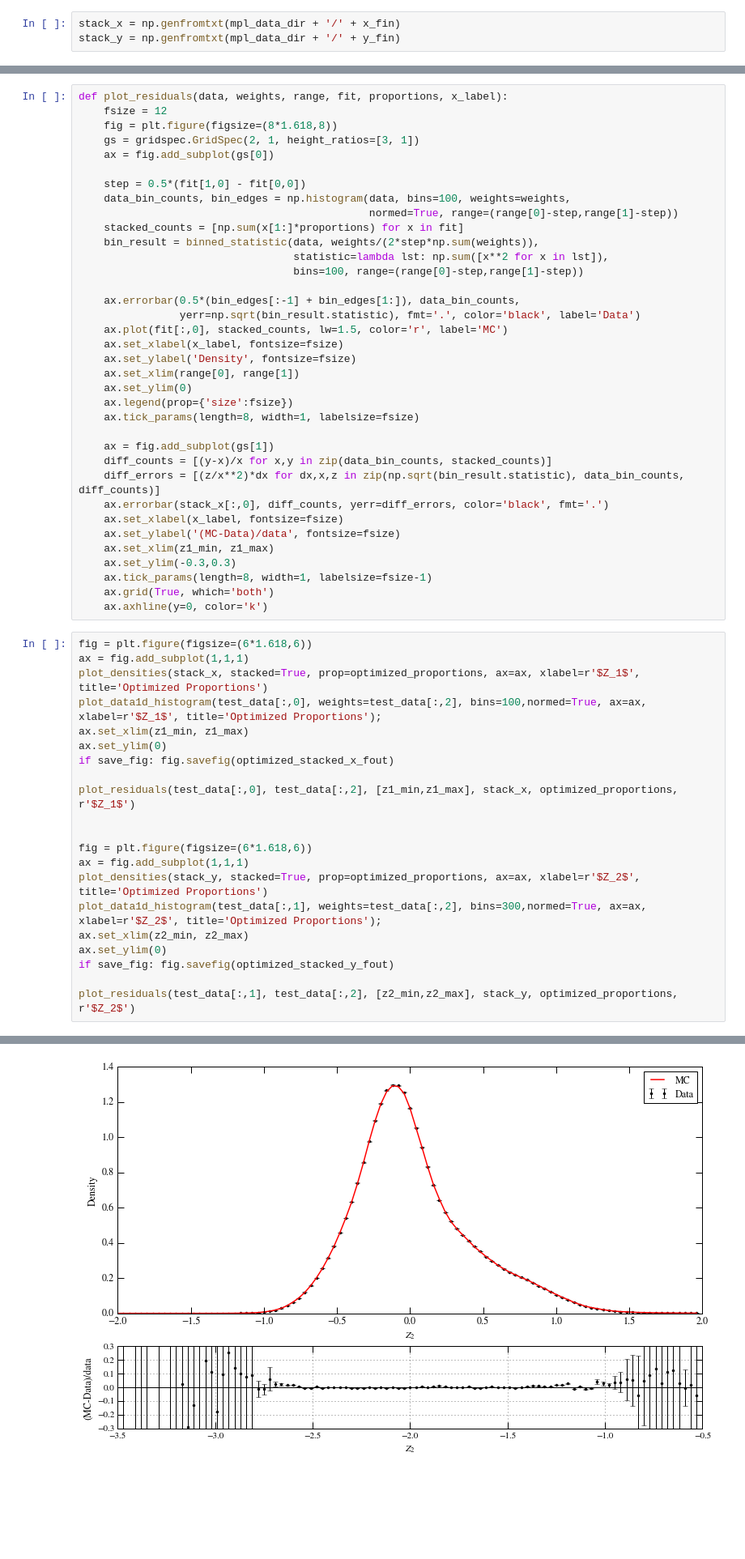
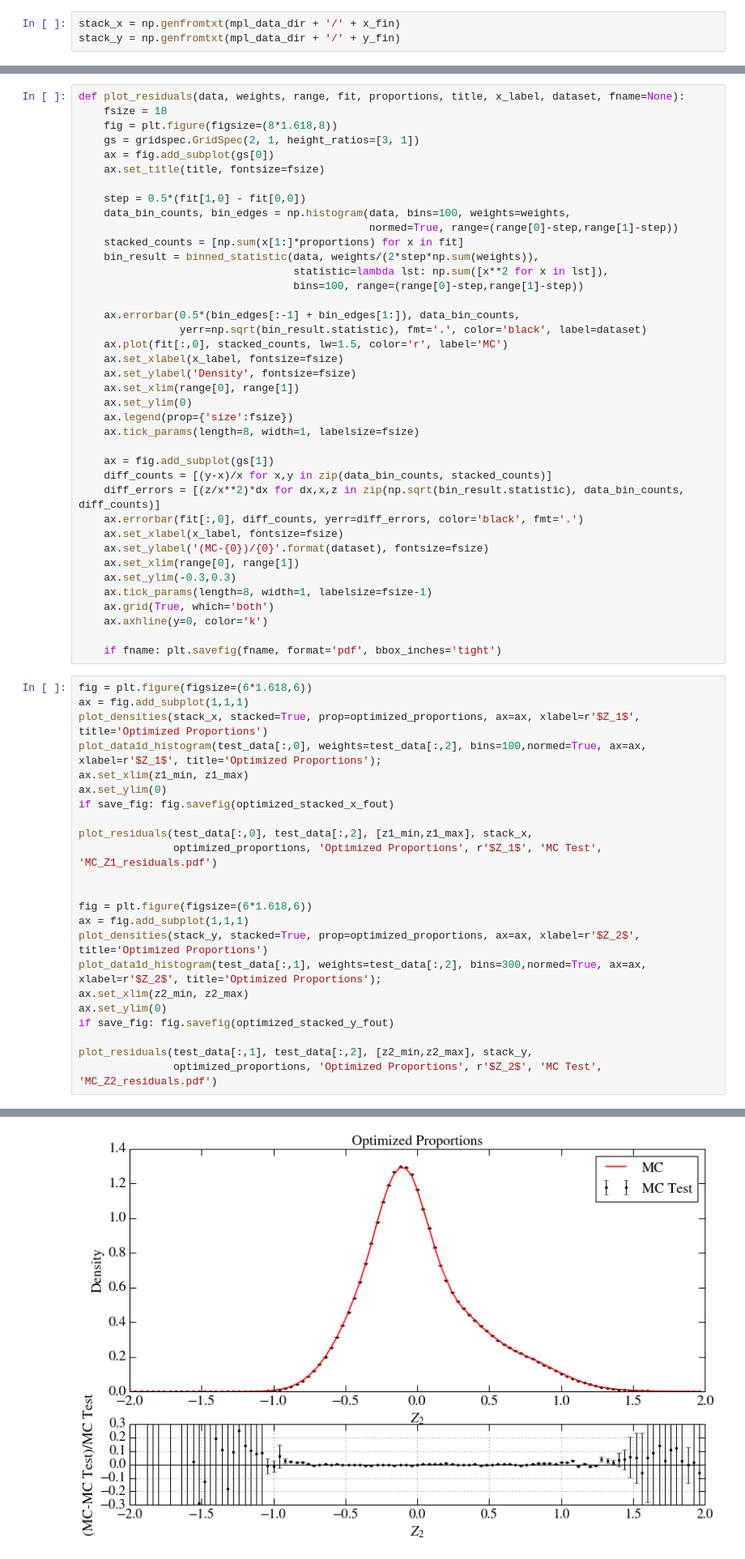
Before and after one commit to jkim-/bdtaunu_signal_extraction, a Jupyter notebook: visualization/data.central/stacked_components-mc.ipynb, the cells around one changed output, grey strips where cells are left out. Shown: that part at 81% size. Saved outputs shown, nothing was run; the diff lists cells and outputs as text; blank space fills up the shorter version.

Commit message:
Fixed residual plot x-axis, added ability to save figures.

```diff
--- a/visualization/data.central/stacked_components-mc.ipynb
+++ b/visualization/data.central/stacked_components-mc.ipynb
@@ -63,11 +72,12 @@ if save_fig: fig.savefig(overlay_y_fout)
 [figure]
 [figure]
 # %%
-def plot_residuals(data, weights, range, fit, proportions, x_label):
-    fsize = 12
+def plot_residuals(data, weights, range, fit, proportions, title, x_label, dataset, fname=None):
+    fsize = 18
     fig = plt.figure(figsize=(8*1.618,8))
     gs = gridspec.GridSpec(2, 1, height_ratios=[3, 1])
     ax = fig.add_subplot(gs[0])
+    ax.set_title(title, fontsize=fsize)
 
     step = 0.5*(fit[1,0] - fit[0,0])
     data_bin_counts, bin_edges = np.histogram(data, bins=100, weights=weights,
@@ -78,7 +88,7 @@ def plot_residuals(data, weights, range, fit, proportions, x_label):
                                   bins=100, range=(range[0]-step,range[1]-step))
 
     ax.errorbar(0.5*(bin_edges[:-1] + bin_edges[1:]), data_bin_counts,
-                yerr=np.sqrt(bin_result.statistic), fmt='.', color='black', label='Data')
+                yerr=np.sqrt(bin_result.statistic), fmt='.', color='black', label=dataset)
     ax.plot(fit[:,0], stacked_counts, lw=1.5, color='r', label='MC')
     ax.set_xlabel(x_label, fontsize=fsize)
     ax.set_ylabel('Density', fontsize=fsize)
@@ -90,14 +100,16 @@ def plot_residuals(data, weights, range, fit, proportions, x_label):
     ax = fig.add_subplot(gs[1])
     diff_counts = [(y-x)/x for x,y in zip(data_bin_counts, stacked_counts)]
     diff_errors = [(z/x**2)*dx for dx,x,z in zip(np.sqrt(bin_result.statistic), data_bin_counts, diff_counts)]
-    ax.errorbar(stack_x[:,0], diff_counts, yerr=diff_errors, color='black', fmt='.')
+    ax.errorbar(fit[:,0], diff_counts, yerr=diff_errors, color='black', fmt='.')
     ax.set_xlabel(x_label, fontsize=fsize)
-    ax.set_ylabel('(MC-Data)/data', fontsize=fsize)
-    ax.set_xlim(z1_min, z1_max)
+    ax.set_ylabel('(MC-{0})/{0}'.format(dataset), fontsize=fsize)
+    ax.set_xlim(range[0], range[1])
     ax.set_ylim(-0.3,0.3)
     ax.tick_params(length=8, width=1, labelsize=fsize-1)
     ax.grid(True, which='both')
     ax.axhline(y=0, color='k')
+
+    if fname: plt.savefig(fname, format='pdf', bbox_inches='tight')
 # %%
 fig = plt.figure(figsize=(6*1.618,6))
 ax = fig.add_subplot(1,1,1)
@@ -107,7 +119,8 @@ ax.set_xlim(z1_min, z1_max)
 ax.set_ylim(0)
 if save_fig: fig.savefig(optimized_stacked_x_fout)
 
-plot_residuals(test_data[:,0], test_data[:,2], [z1_min,z1_max], stack_x, optimized_proportions, r'$Z_1$')
+plot_residuals(test_data[:,0], test_data[:,2], [z1_min,z1_max], stack_x,
+               optimized_proportions, 'Optimized Proportions', r'$Z_1$', 'MC Test', 'MC_Z1_residuals.pdf')
 
 
 fig = plt.figure(figsize=(6*1.618,6))
@@ -118,6 +131,7 @@ ax.set_xlim(z2_min, z2_max)
 ax.set_ylim(0)
 if save_fig: fig.savefig(optimized_stacked_y_fout)
 
-plot_residuals(test_data[:,1], test_data[:,2], [z2_min,z2_max], stack_y, optimized_proportions, r'$Z_2$')
+plot_residuals(test_data[:,1], test_data[:,2], [z2_min,z2_max], stack_y,
+               optimized_proportions, 'Optimized Proportions', r'$Z_2$', 'MC Test', 'MC_Z2_residuals.pdf')
 # %% [output]
 [figure]
@@ -125,5 +139,5 @@ plot_residuals(test_data[:,1], test_data[:,2], [z2_min,z2_max], stack_y, optimiz
 [figure]
-[figure, old version]
+[figure, new version]
 # %%
 if plot_truth_stack:
     fig = plt.figure(figsize=(6*1.618,6))
```
Also changed, not shown: parts of 6 cells of this notebook, 2 other files.
